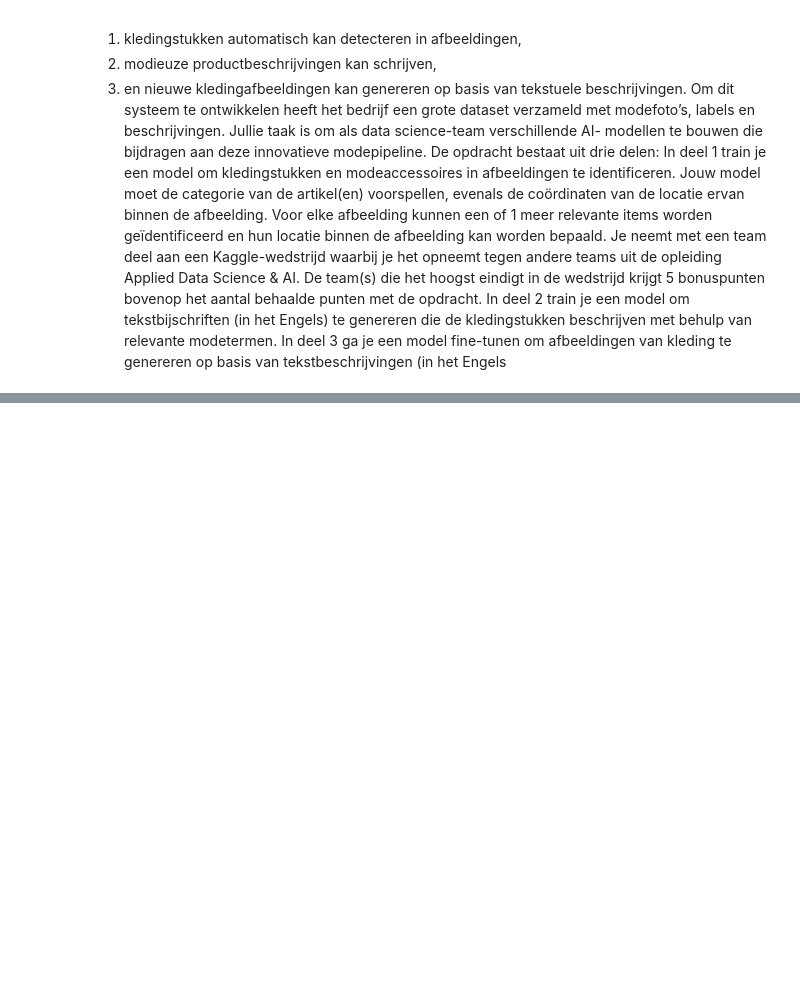
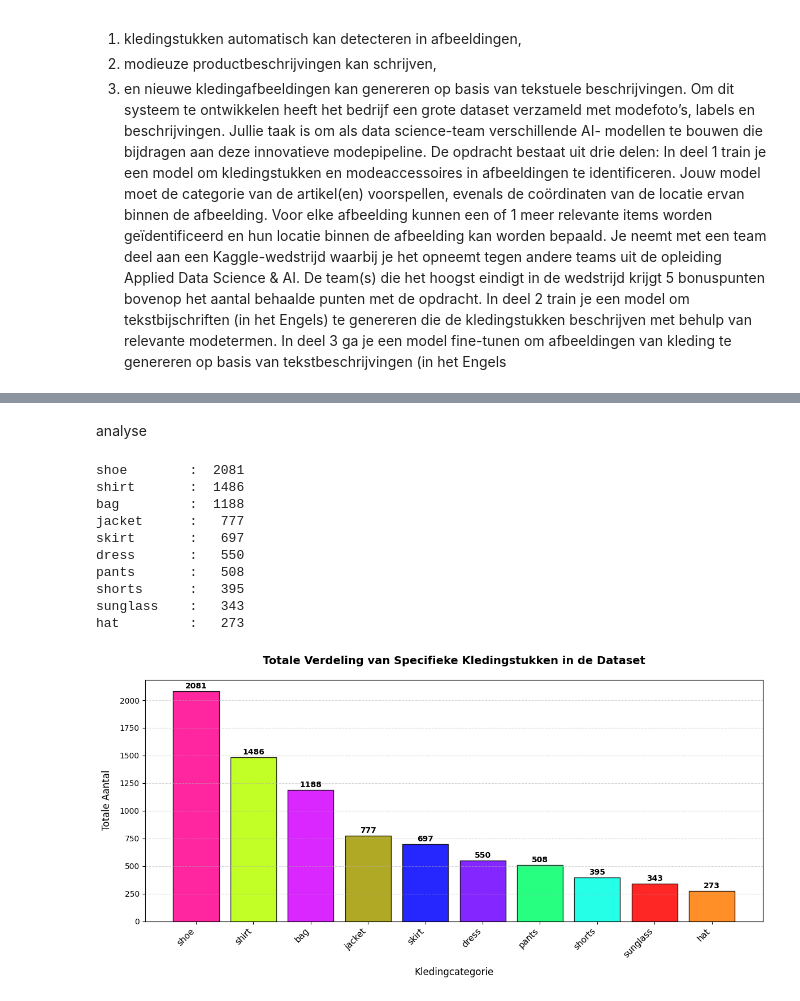
Before and after one commit to 24020338/Deep-Learning-3, a Jupyter notebook: Deep Learning Opdracht 3 Notebook.ipynb, the cells around one changed output, grey strips where cells are left out. Saved outputs shown, nothing was run; the diff lists cells and outputs as text; code cells hidden in the pictures; blank space fills up the shorter version.

```diff
--- a/Deep Learning Opdracht 3 Notebook.ipynb
+++ b/Deep Learning Opdracht 3 Notebook.ipynb
@@ -227,0 +340,52 @@ aantal trainingsepochs
+# %% [markdown]
+analyse
+# %%
+train_df['class_name'] = train_df['class_id'].map(clothing_labels)
+
+
+counts = train_df['class_name'].value_counts()
+percentages = train_df['class_name'].value_counts(normalize=True) * 100
+
+for name in counts.index:
+    print(f"{name.ljust(12)}: {str(counts[name]).rjust(5)}")
+
+
+plot_colors = [clothing_colors.get(name, "#333333") for name in counts.index]
+
+plt.figure(figsize=(12, 6))
+
+bars = plt.bar(counts.index, counts.values, color=plot_colors, edgecolor='black', alpha=0.85)
+
+
+for bar in bars:
+    yval = bar.get_height()
+    plt.text(
+        bar.get_x() + bar.get_width()/2,
+        yval + 10,
+        f'{int(yval)}',
+        ha='center',
+        va='bottom',
+        fontsize=10,
+        weight='bold'
+    )
+
+plt.title('Totale Verdeling van Specifieke Kledingstukken in de Dataset', fontsize=14, pad=20, weight='bold')
+plt.xlabel('Kledingcategorie', fontsize=12, labelpad=10)
+plt.ylabel('Totale Aantal', fontsize=12, labelpad=10)
+plt.xticks(rotation=45, ha='right', fontsize=11)
+plt.grid(axis='y', linestyle='--', alpha=0.5)
+
+plt.tight_layout()
+plt.show()
+# %% [output]
+shoe        :  2081
+shirt       :  1486
+bag         :  1188
+jacket      :   777
+skirt       :   697
+dress       :   550
+pants       :   508
+shorts      :   395
+sunglass    :   343
+hat         :   273
+[figure, added]
```
Also changed, not shown: parts of 23 cells of this notebook.
